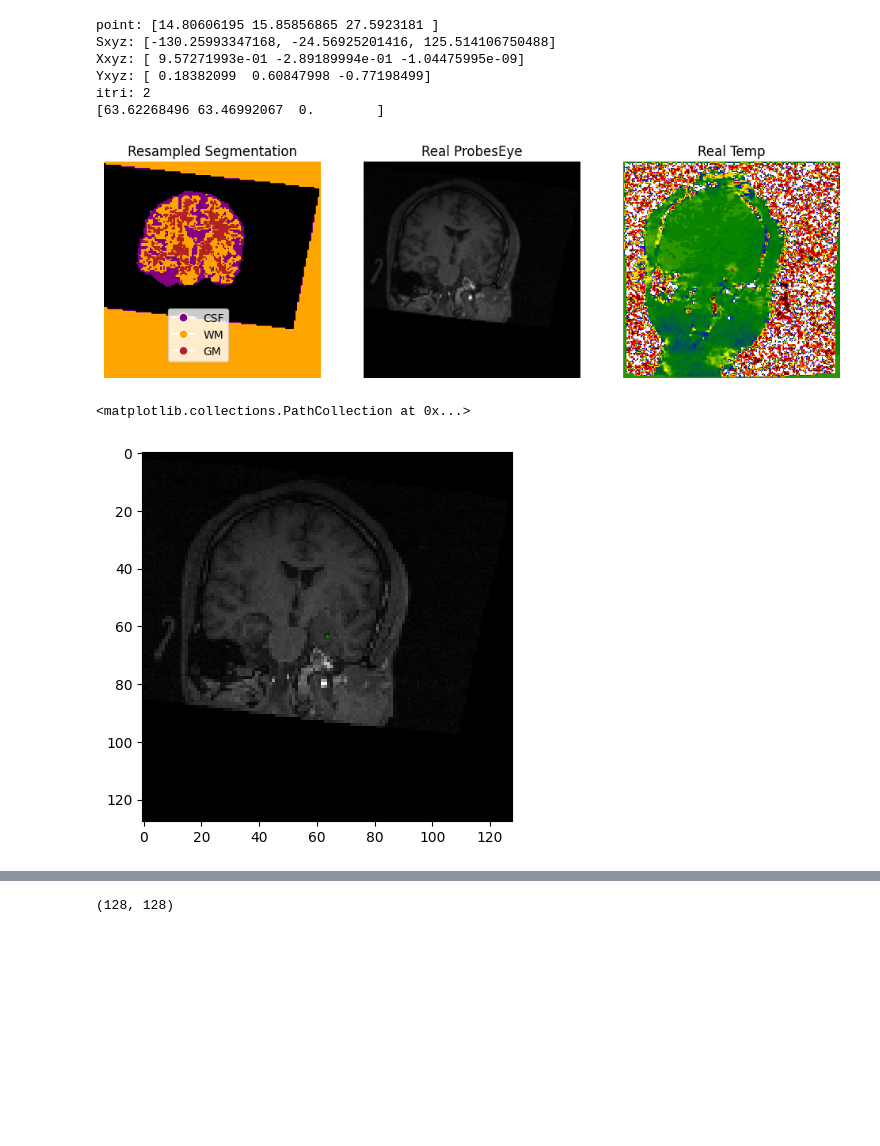
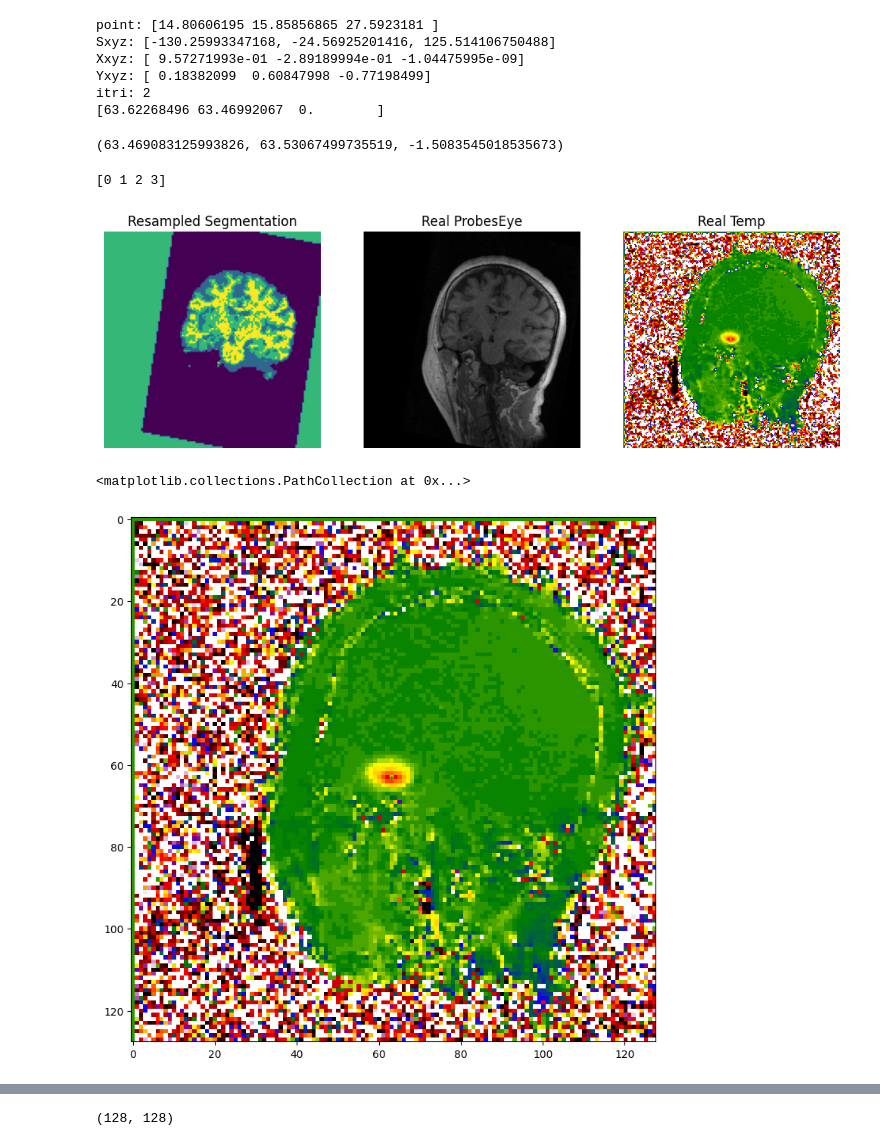
Before and after one commit to elisedl1/MRI-Thermometry-Prediction, a Jupyter notebook: resample.ipynb, the cells around one changed output, grey strips where cells are left out. Drawn from its saved outputs; the diff is of its cells as text; code cells hidden in the pictures; blank space fills up the shorter version.

```diff
--- a/resample.ipynb
+++ b/resample.ipynb
@@ -267,6 +377,10 @@ itri: 2
 # laser_onplane_1 = project(lst_image_position, normal_plane, new_laser)
 # print("Before intersection: ", new_laser)
 # print("Laser intersection 1: ", laser_onplane_1)
+# %%
+Index_laser
+# %% [output]
+(63.469083125993826, 63.53067499735519, -1.5083545018535673)
 # %%
 from matplotlib.colors import LinearSegmentedColormap
 from matplotlib.colors import ListedColormap
@@ -278,9 +392,9 @@ Monteris_cmap = LinearSegmentedColormap.from_list("mycmap", list(zip(nodes_1, co
 # labels = ['CSF', 'GM', 'WM']
 # custom_colormap = LinearSegmentedColormap.from_list("mycmap", list(zip(values, colors)))
 
-colors = ['black', 'purple', 'orange', 'firebrick']
-integer_values = [0, 1, 2, 3]
-labels = ['CSF', 'WM', 'GM']
+colors = ['black', 'purple', 'orange']
+integer_values = [0, 1, 2]
+labels = ['CSF', 'Brain Matter']
 
 # Create the custom colormap
 custom_colormap = ListedColormap(colors)
@@ -291,53 +405,64 @@ import pydicom
 
 slice_image = resampled_img[:, :,0]
 slice_array = sitk.GetArrayFromImage(slice_image)
+print(np.unique(slice_array))
 
-real_probes = pydicom.dcmread(oneProbes)
-real_temp = pydicom.dcmread(oneTemp)
-probes_array = real_probes.pixel_array
-temp_array = real_temp.pixel_array
+# real_probes = pydicom.dcmread(oneProbes)
+# real_temp = pydicom.dcmread(oneTemp)
+# probes_array = real_probes.pixel_array
+# temp_array = real_temp.pixel_array
+
+probes_array = sitk.GetArrayFromImage(probes_img)
+probes_slice = probes_array[1,:,:]
+
+temp_array = sitk.GetArrayFromImage(temp_img)
+temp_slice = temp_array[31,:,:]
+
 
 plt.figure(figsize=(12, 6))  # Set the figure size
 
 plt.subplot(1, 3, 1)
-plt.imshow(slice_array, cmap=custom_colormap, vmin=0, vmax=max(integer_values))
+# plt.imshow(slice_array, cmap=custom_colormap, vmin=0, vmax=max(integer_values))
+plt.imshow(slice_array)
 plt.title("Resampled Segmentation")
 plt.axis('off')
-legend_elements = [plt.Line2D([0], [0], marker='o', color='w', markerfacecolor=color, markersize=8, label=label)
-                    for label, color in zip(labels, colors[1:])]
-plt.legend(handles=legend_elements, loc='center right', bbox_to_anchor = (0.6,0.2))
-plt.scatter(new_laser[0], new_laser[1], color='green', s=1)
+# legend_elements = [plt.Line2D([0], [0], marker='o', color='w', markerfacecolor=color, markersize=8, label=label)
+#                     for label, color in zip(labels, colors[1:])]
+# plt.legend(handles=legend_elements, loc='center right', bbox_to_anchor = (0.6,0.2))
+# plt.scatter(Index_laser[0], Index_laser[1], color='red', s=5)
 
 plt.subplot(1, 3, 2)
-plt.imshow(probes_array, cmap='gray')
+plt.imshow(probes_slice, cmap='gray')
 plt.title("Real ProbesEye")
 plt.axis('off')
-plt.scatter(new_laser[0], new_laser[1], color='green', s=1)
+# plt.scatter(Index_laser[0], Index_laser[1], color='green', s=5)
 
 plt.subplot(1, 3, 3)
-plt.imshow(temp_array, cmap=Monteris_cmap,vmin=0, vmax=255)
+plt.imshow(temp_slice, cmap=Monteris_cmap,vmin=0, vmax=255)
 plt.title("Real Temp")
 plt.axis('off')
-plt.scatter(new_laser[0], new_laser[1], color='red', s=1)
+# plt.scatter(Index_laser[0], 64, color='red', s=5)
 
-
+# (152, 82, 149)
 plt.show()
 # %% [output]
+[0 1 2 3]
-[figure, old version]
+[figure, new version]
 # %%
 
-plt.imshow(probes_array, cmap='gray', interpolation='none')
+plt.figure(figsize=(18, 9))
+plt.imshow(temp_slice, cmap=Monteris_cmap,vmin=0, vmax=255)
 # plt.imshow(slice_array, cmap=custom_colormap, interpolation='none')
-plt.scatter(new_laser[0], new_laser[1], color='green', s=2)
+plt.scatter(63, 63, color='green', s=2)
 # plt.scatter(64, 64, color='green', s=2)
 
 
 # writer = sitk.ImageFileWriter()
 # writer.SetFileName(outputImageFileName)
 # writer.Execute(seg_img)
 # %% [output]
 <matplotlib.collections.PathCollection at 0x...>
-[figure, old version]
+[figure, new version]
 # %%
 import math
 
```
Also changed, not shown: parts of 13 cells of this notebook, 1 other file.
